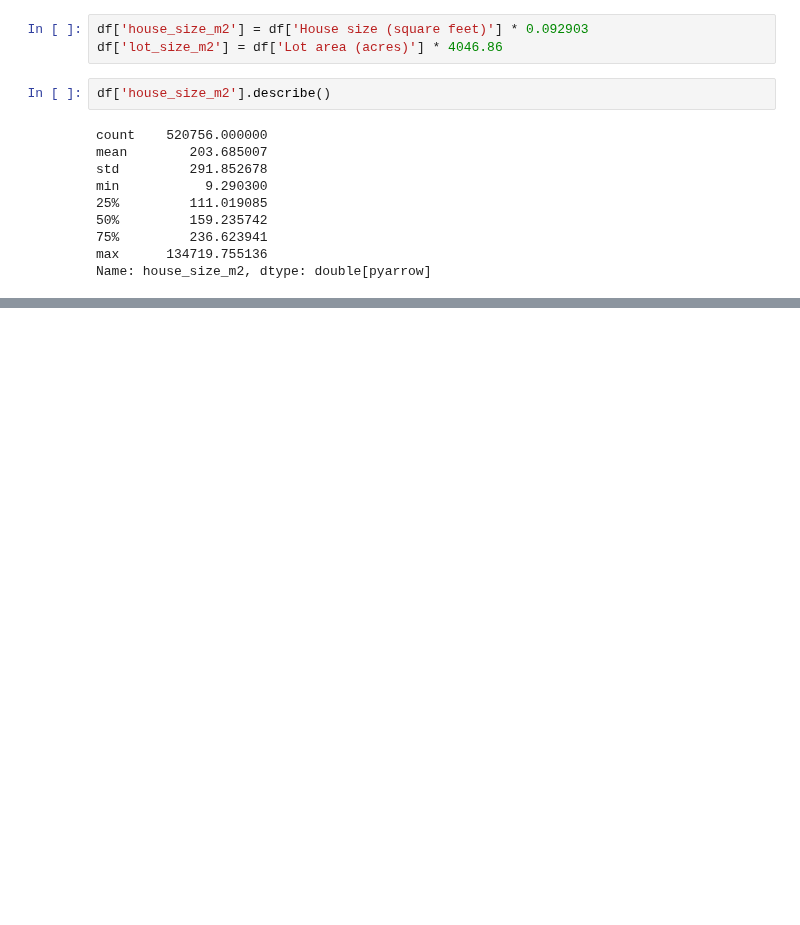
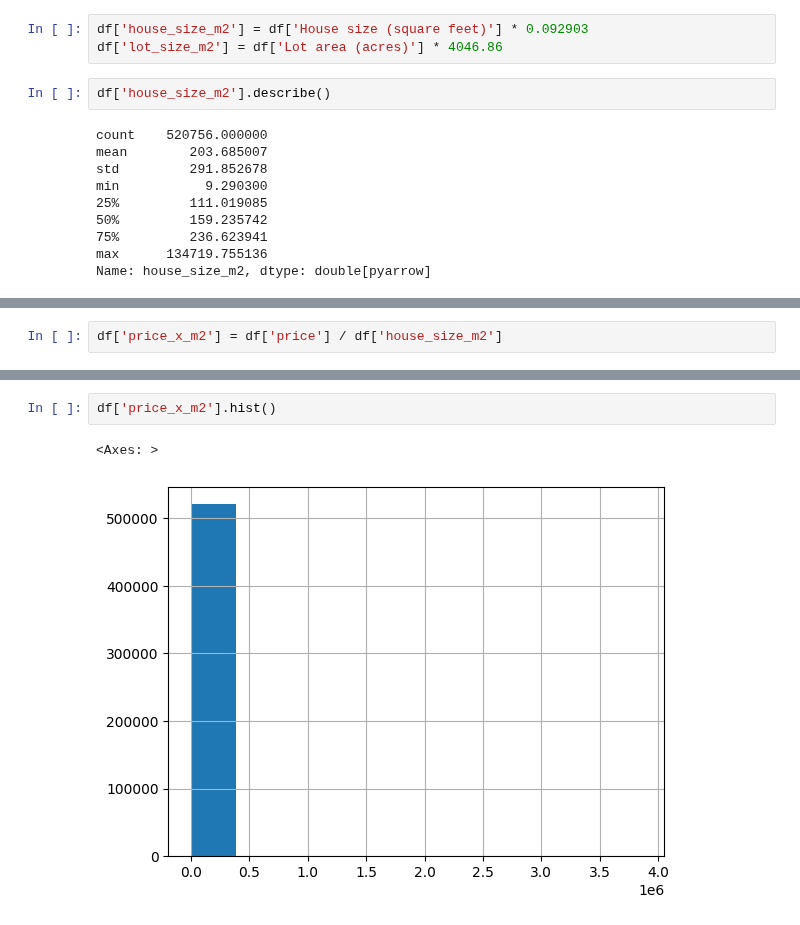
Before and after one commit to pythonpanama/pylearn-data-101, a Jupyter notebook: notebooks/Prepping Real Estate information.ipynb, the cells around one changed output, grey strips where cells are left out. Cells and saved outputs as stored; diff of their text form; blank space fills up the shorter version.

Commit message:
Price per square metter

```diff
--- a/notebooks/Prepping Real Estate information.ipynb
+++ b/notebooks/Prepping Real Estate information.ipynb
@@ -291,0 +306,2 @@ Name: house_size_m2, dtype: double[pyarrow]
+# %%
+df['price_x_m2'] = df['price'] / df['house_size_m2']
@@ -291,0 +320,5 @@ Name: house_size_m2, dtype: double[pyarrow]
+# %%
+df['price_x_m2'].hist()
+# %% [output]
+<Axes: >
+[figure, added]
```
Also changed, not shown: parts of 4 cells of this notebook.
